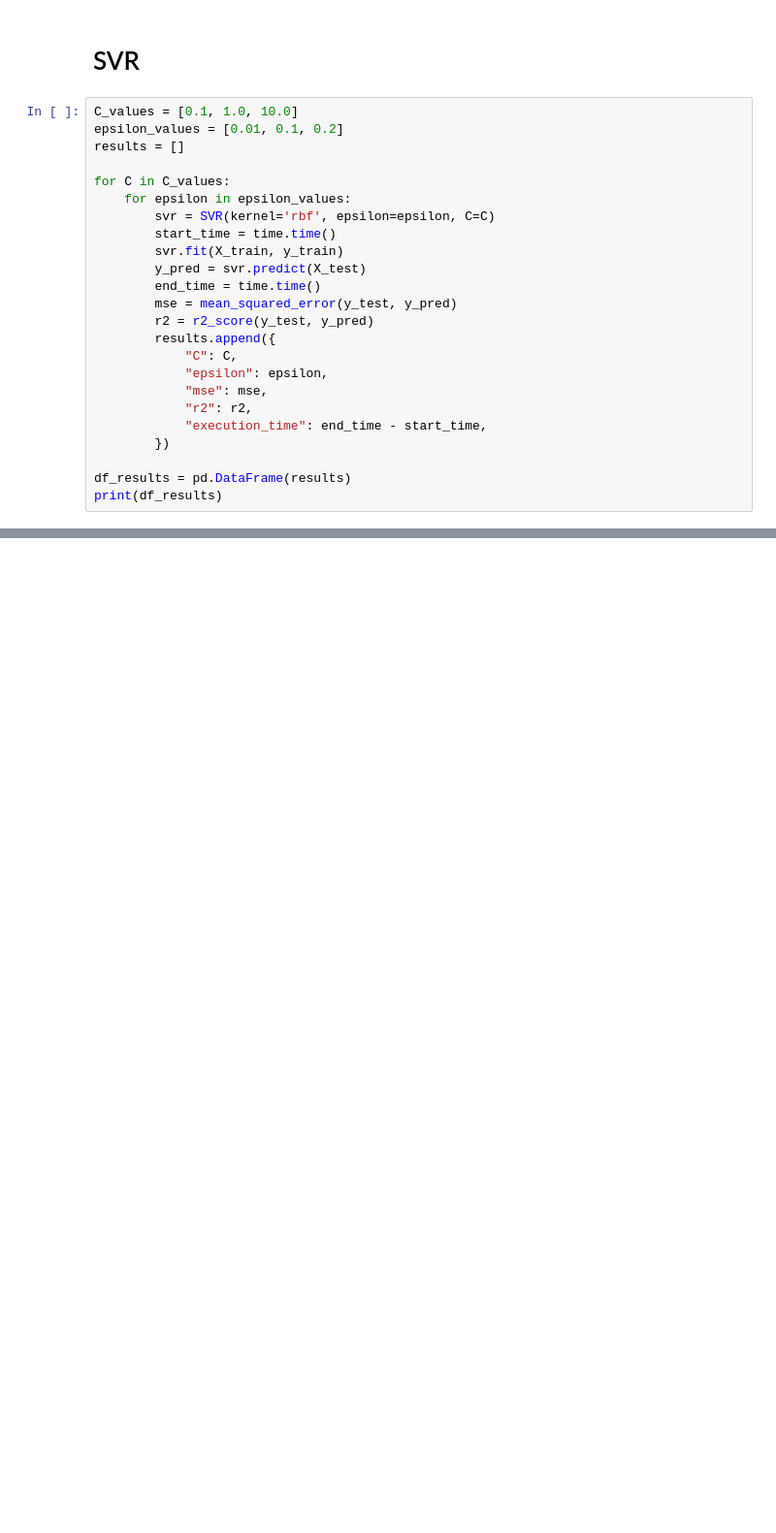
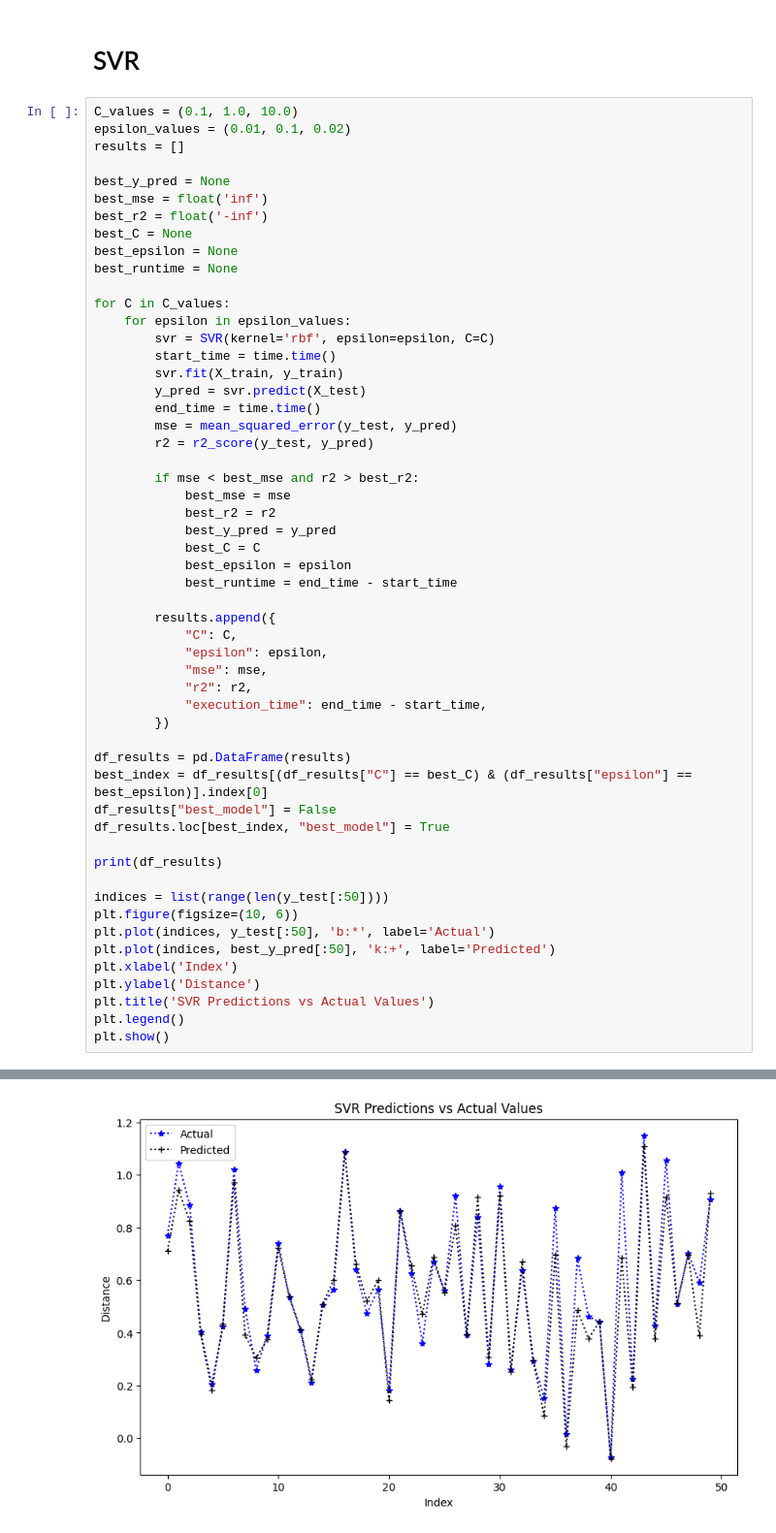
Before and after one commit to LuizMVB/rgpe, a Jupyter notebook: experiments/svr_v3.ipynb, the cells around one changed output, grey strips where cells are left out. Shown: that part at 97% size. Saved outputs shown, nothing was run; the diff lists cells and outputs as text; blank space fills up the shorter version.

```diff
--- a/experiments/svr_v3.ipynb
+++ b/experiments/svr_v3.ipynb
@@ -76,9 +22,16 @@ plt.show()
 # %% [markdown]
 # SVR
 # %%
-C_values = [0.1, 1.0, 10.0]
-epsilon_values = [0.01, 0.1, 0.2]
+C_values = (0.1, 1.0, 10.0)
+epsilon_values = (0.01, 0.1, 0.02)
 results = []
+
+best_y_pred = None
+best_mse = float('inf')
+best_r2 = float('-inf')
+best_C = None
+best_epsilon = None
+best_runtime = None
 
 for C in C_values:
     for epsilon in epsilon_values:
@@ -89,6 +42,15 @@ for C in C_values:
         end_time = time.time()
         mse = mean_squared_error(y_test, y_pred)
         r2 = r2_score(y_test, y_pred)
+
+        if mse < best_mse and r2 > best_r2:
+            best_mse = mse
+            best_r2 = r2
+            best_y_pred = y_pred
+            best_C = C
+            best_epsilon = epsilon
+            best_runtime = end_time - start_time
+
         results.append({
             "C": C,
             "epsilon": epsilon,
@@ -98,5 +60,19 @@ for C in C_values:
         })
 
 df_results = pd.DataFrame(results)
+best_index = df_results[(df_results["C"] == best_C) & (df_results["epsilon"] == best_epsilon)].index[0]
+df_results["best_model"] = False
+df_results.loc[best_index, "best_model"] = True
+
 print(df_results)
+
+indices = list(range(len(y_test[:50])))
+plt.figure(figsize=(10, 6))
+plt.plot(indices, y_test[:50], 'b:*', label='Actual')
+plt.plot(indices, best_y_pred[:50], 'k:+', label='Predicted')
+plt.xlabel('Index')
+plt.ylabel('Distance')
+plt.title('SVR Predictions vs Actual Values')
+plt.legend()
+plt.show()
 # %% [output]
@@ -112,0 +89 @@ print(df_results)
+[figure, added]
```
Also changed, not shown: parts of 5 cells of this notebook, 1 other file.
